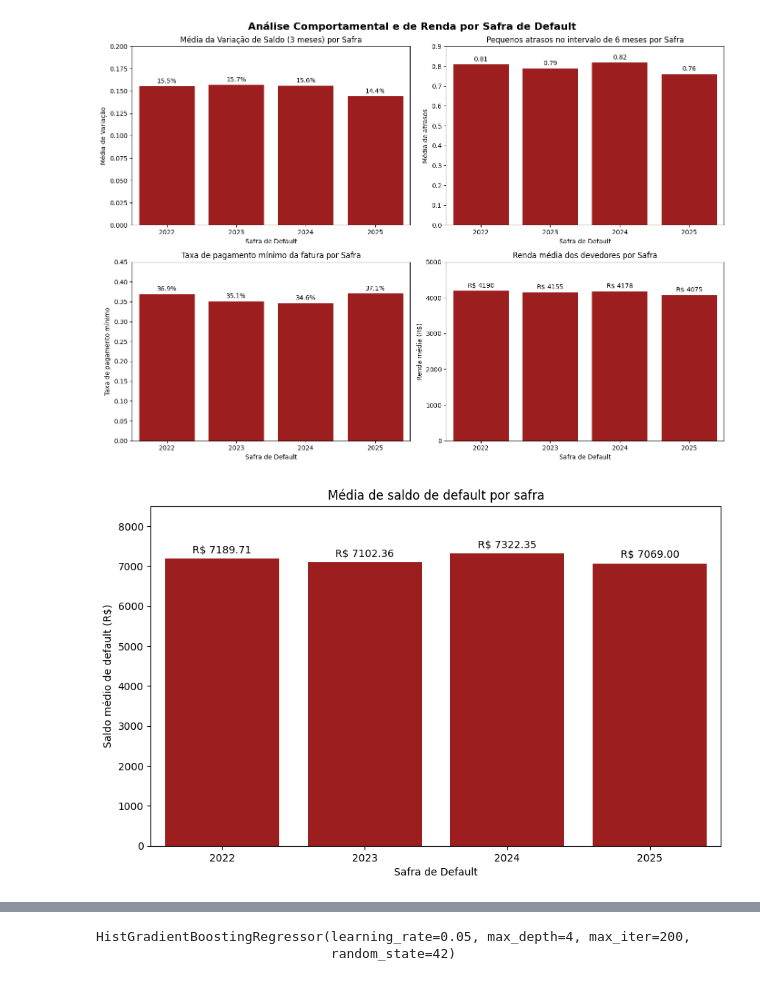
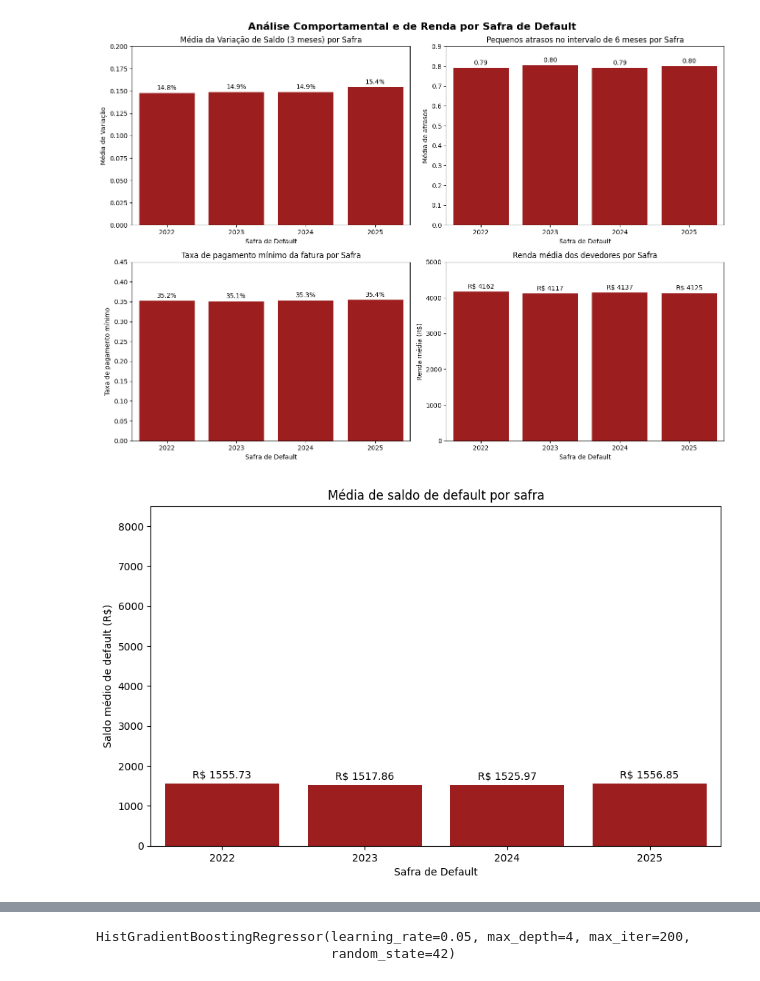
Before and after one commit to Adriel-Oliveira17/Exposure-At-Default-EAD-credit-ML-model, a Jupyter notebook: modelo.ipynb, the cells around one changed output, grey strips where cells are left out. Saved outputs shown, nothing was run; the diff lists cells and outputs as text; code cells hidden in the pictures.

```diff
--- a/modelo.ipynb
+++ b/modelo.ipynb
@@ -33,10 +50,10 @@ df.head()
 # %%
 df_copy = df.copy()
 # %%
-variacao_3m = df_copy.groupby('safra_default')['variacao_saldo_3m'].mean().reset_index(name='media')
-atrasos = df_copy.groupby('safra_default')['qtd_atrasos_curtos_6m'].mean().reset_index(name='media')
-pagamento_minimo = df_copy.groupby('safra_default')['pagou_minimo_ult_fatura'].mean().reset_index(name='media')
-renda_media = df_copy.groupby('safra_default')['renda_mensal'].mean().reset_index(name='media')
+variacao_3m = df_copy.groupby('safra_obs')['variacao_saldo_3m'].mean().reset_index(name='media')
+atrasos = df_copy.groupby('safra_obs')['qtd_atrasos_curtos_6m'].mean().reset_index(name='media')
+pagamento_minimo = df_copy.groupby('safra_obs')['pagou_minimo_ult_fatura'].mean().reset_index(name='media')
+renda_media = df_copy.groupby('safra_obs')['renda_mensal'].mean().reset_index(name='media')
 
 
 fig, axes = plt.subplots(2, 2, figsize=(14, 10))
@@ -45,14 +62,14 @@ fig.suptitle('Análise Comportamental e de Renda por Safra de Default', fontsize
 cor = "#B10909"
 
 
-sns.barplot(data=variacao_3m, x='safra_default', y='media', color=cor, ax=axes[0, 0])
+sns.barplot(data=variacao_3m, x='safra_obs', y='media', color=cor, ax=axes[0, 0])
 axes[0, 0].set_title('Média da Variação de Saldo (3 meses) por Safra', fontsize=12)
 axes[0, 0].set_ylabel('Média de Variação')
 axes[0, 0].set_xlabel('Safra de Default')
 axes[0, 0].bar_label(axes[0, 0].containers[0], fmt=lambda x: f'{x:.1%}', padding=3)
 axes[0, 0].set_ylim(0, 0.20)
 
-sns.barplot(data=atrasos, x='safra_default', y='media', color=cor, ax=axes[0, 1])
+sns.barplot(data=atrasos, x='safra_obs', y='media', color=cor, ax=axes[0, 1])
 axes[0, 1].set_title('Pequenos atrasos no intervalo de 6 meses por Safra', fontsize=12)
 axes[0, 1].set_ylabel('Média de atrasos')
 axes[0, 1].set_xlabel('Safra de Default')
@@ -60,7 +77,7 @@ axes[0, 1].bar_label(axes[0, 1].containers[0], fmt='%.2f', padding=3)
 axes[0, 1].set_ylim(0, 0.90)
 
 
-sns.barplot(data=pagamento_minimo, x='safra_default', y='media', color=cor, ax=axes[1, 0])
+sns.barplot(data=pagamento_minimo, x='safra_obs', y='media', color=cor, ax=axes[1, 0])
 axes[1, 0].set_title('Taxa de pagamento mínimo da fatura por Safra', fontsize=12)
 axes[1, 0].set_ylabel('Taxa de pagamento mínimo')
 axes[1, 0].set_xlabel('Safra de Default')
@@ -68,7 +85,7 @@ axes[1, 0].bar_label(axes[1, 0].containers[0], fmt=lambda x: f'{x:.1%}', padding
 axes[1, 0].set_ylim(0, 0.45)  # Dá uma folga no topo para o texto não encostar na borda
 
 
-sns.barplot(data=renda_media, x='safra_default', y='media', color=cor, ax=axes[1, 1])
+sns.barplot(data=renda_media, x='safra_obs', y='media', color=cor, ax=axes[1, 1])
 axes[1, 1].set_title('Renda média dos devedores por Safra', fontsize=12)
 axes[1, 1].set_ylabel('Renda média (R$)')
 axes[1, 1].set_xlabel('Safra de Default')
@@ -79,20 +96,20 @@ axes[1, 1].set_ylim(0, 5000)
 plt.tight_layout()
 plt.show()
 # %% [output]
-[figure, old version]
+[figure, new version]
 # %%
-saldo = df_copy.groupby('safra_default')['saldo_default'].mean().reset_index(name='media')
+saldo = df_copy.groupby('safra_obs')['saldo_default'].mean().reset_index(name='media')
 
 plt.figure(figsize=(10, 6))
-sns.barplot(data=saldo, x='safra_default', y='media', color=cor)
+sns.barplot(data=saldo, x='safra_obs', y='media', color=cor)
 plt.bar_label(plt.gca().containers[0], fmt='R$ %.2f', padding=3)
 plt.ylim(0, 8500)
 plt.xlabel('Safra de Default')
 plt.ylabel('Saldo médio de default (R$)')
 plt.title('Média de saldo de default por safra')
 plt.show()
 # %% [output]
-[figure, old version]
+[figure, new version]
 # %%
 corr = df_copy.corr(numeric_only = True)
 
```
Also changed, not shown: parts of 26 cells of this notebook, 1 other file.
